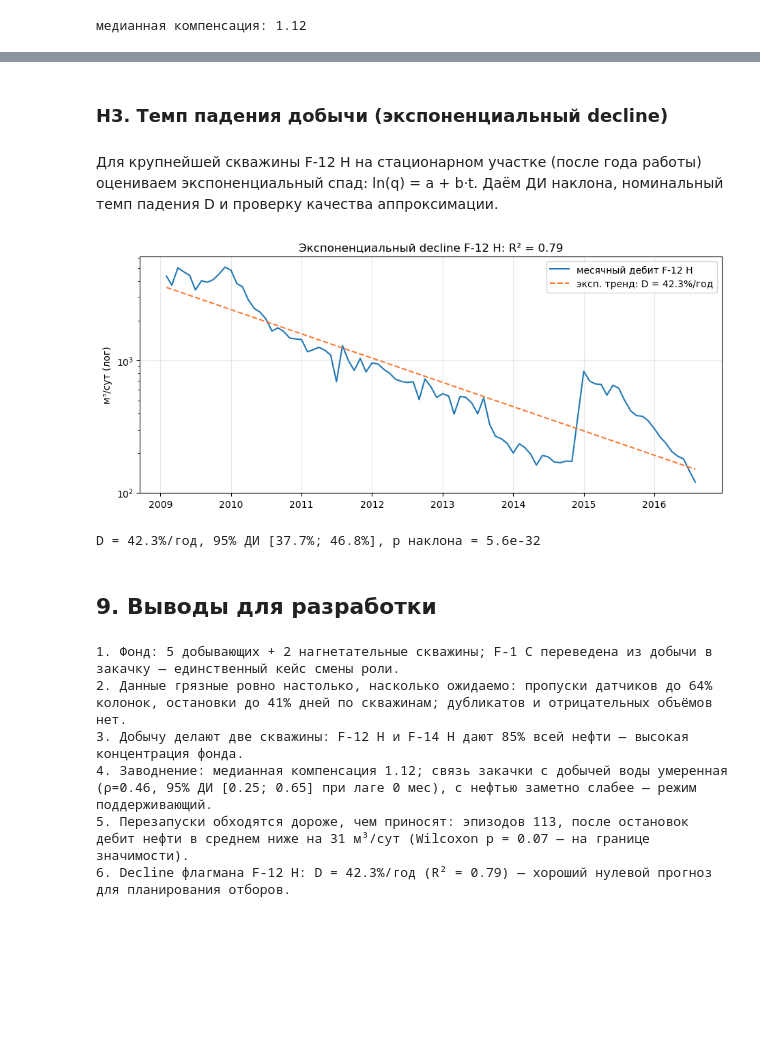
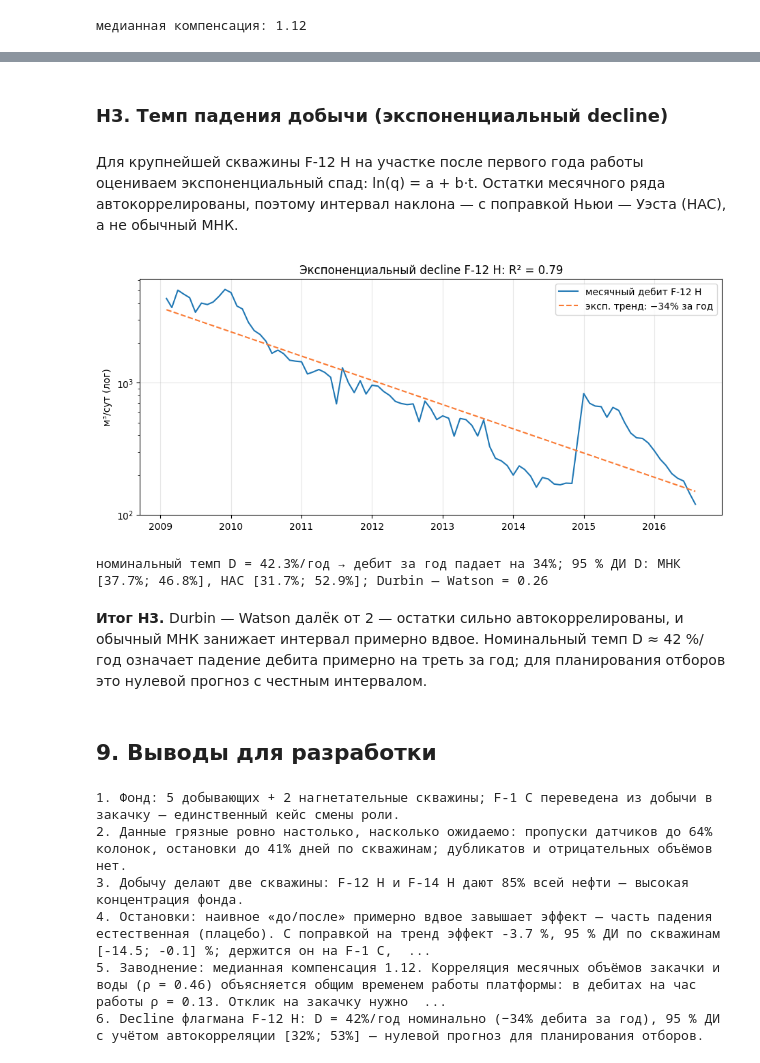
Before and after one commit to Alex91132/volve-eda, a Jupyter notebook: volve_eda.ipynb, the cells around one changed output, grey strips where cells are left out. Saved outputs shown, nothing was run; the diff lists cells and outputs as text; code cells hidden in the pictures; blank space fills up the shorter version.

Commit message:
Проверка гипотез: плацебо и поправка на тренд для остановок, время работы платформы как общая причина, блочный бутстреп, HAC для decline

```diff
--- a/volve_eda.ipynb
+++ b/volve_eda.ipynb
@@ -362,37 +460,50 @@ print(f"вода, лаг {best['лаг, мес']:.0f} мес: ρ={best['Spearman
 # %% [markdown]
 ### H3. Темп падения добычи (экспоненциальный decline)
 #
-Для крупнейшей скважины F-12 H на стационарном участке (после года работы)
-оцениваем экспоненциальный спад: ln(q) = a + b·t. Даём ДИ наклона,
-номинальный темп падения D и проверку качества аппроксимации.
+Для крупнейшей скважины F-12 H на участке после первого года работы оцениваем
+экспоненциальный спад: ln(q) = a + b·t. Остатки месячного ряда автокоррелированы, поэтому
+интервал наклона — с поправкой Ньюи — Уэста (HAC), а не обычный МНК.
 # %%
+import statsmodels.api as sm
+from statsmodels.stats.stattools import durbin_watson
+
 g12 = (d[(d["WELL"] == "F-12 H") & (d["qliq"] > 0)]
        .set_index("DATEPRD").resample("MS")["BORE_OIL_VOL"].mean())
 g12s = g12[(g12 > 0) & (g12.index >= g12.index[0] + pd.DateOffset(years=1))]
-t = (g12s.index - g12s.index[0]).days / 365.25
-reg = stats.linregress(t, np.log(g12s.values))
-D = -reg.slope
-tcrit = stats.t.ppf(0.975, len(t) - 2)
-lo, hi = -(reg.slope + tcrit * reg.stderr), -(reg.slope - tcrit * reg.stderr)
+t = np.asarray((g12s.index - g12s.index[0]).days / 365.25)
+X = sm.add_constant(t)
+ols = sm.OLS(np.log(g12s.values), X).fit()
+hac = sm.OLS(np.log(g12s.values), X).fit(cov_type="HAC", cov_kwds={"maxlags": 6})
+D = -ols.params[1]
+lo_ols, hi_ols = -ols.conf_int()[1][::-1]
+lo, hi = -hac.conf_int()[1][::-1]
+D_eff = 1 - np.exp(-D)
+dw = durbin_watson(ols.resid)
 fig, ax = plt.subplots()
 ax.plot(g12s.index, g12s.values, label="месячный дебит F-12 H")
-ax.plot(g12s.index, np.exp(reg.intercept + reg.slope * t), "--", color="#fa7a33",
-        label=f"эксп. тренд: D = {D:.1%}/год")
+ax.plot(g12s.index, np.exp(ols.params[0] - D * t), "--", color="#fa7a33",
+        label=f"эксп. тренд: −{D_eff:.0%} за год")
 ax.set_yscale("log")
 ax.set_ylabel("м³/сут (лог)")
-ax.set_title(f"Экспоненциальный decline F-12 H: R² = {reg.rvalue**2:.2f}")
+ax.set_title(f"Экспоненциальный decline F-12 H: R² = {ols.rsquared:.2f}")
 ax.legend()
 plt.show()
-print(f"D = {D:.1%}/год, 95% ДИ [{lo:.1%}; {hi:.1%}], p наклона = {reg.pvalue:.1e}")
+print(f"номинальный темп D = {D:.1%}/год → дебит за год падает на {D_eff:.0%}; "
+      f"95 % ДИ D: МНК [{lo_ols:.1%}; {hi_ols:.1%}], HAC [{lo:.1%}; {hi:.1%}]; "
+      f"Durbin — Watson = {dw:.2f}")
 # %% [output]
-[figure, old version]
+[figure, new version]
-D = 42.3%/год, 95% ДИ [37.7%; 46.8%], p наклона = 5.6e-32
+номинальный темп D = 42.3%/год → дебит за год падает на 34%; 95 % ДИ D: МНК [37.7%; 46.8%], HAC [31.7%; 52.9%]; Durbin — Watson = 0.26
+# %% [markdown]
+**Итог H3.** Durbin — Watson далёк от 2 — остатки сильно автокоррелированы, и обычный МНК
+занижает интервал примерно вдвое. Номинальный темп D ≈ 42 %/год означает падение дебита
+примерно на треть за год; для планирования отборов это нулевой прогноз с честным интервалом.
 # %% [markdown]
 ## 9. Выводы для разработки
 # %%
 conclusions = [
-    f"Фонд: 5 добывающих + 2 нагнетательные скважины; F-1 C переведена из "
-    f"добычи в закачку — единственный кейс смены роли.",
+    "Фонд: 5 добывающих + 2 нагнетательные скважины; F-1 C переведена из "
+    "добычи в закачку — единственный кейс смены роли.",
     f"Данные грязные ровно настолько, насколько ожидаемо: пропуски датчиков "
     f"до {miss.max():.0f}% колонок, остановки до "
     f"{sh['доля, %'].max():.0f}% дней по скважинам; дубликатов и отрицательных "
@@ -400,15 +511,15 @@ conclusions = [
     f"Добычу делают две скважины: F-12 H и F-14 H дают "
     f"{(wells.loc[['F-12 H', 'F-14 H'], 'нефть_млн'].sum() / wells['нефть_млн'].sum()):.0%} "
     f"всей нефти — высокая концентрация фонда.",
-    f"Заводнение: медианная компенсация {vrr.median():.2f}; связь закачки с "
-    f"добычей воды умеренная (ρ={best['Spearman ρ']:.2f}, 95% ДИ "
-    f"[{rho_lo:.2f}; {rho_hi:.2f}] при лаге {best['лаг, мес']:.0f} мес), с нефтью "
-    f"заметно слабее — режим поддерживающий.",
-    f"Перезапуски обходятся дороже, чем приносят: эпизодов {len(res)}, после "
-    f"остановок дебит нефти в среднем ниже на {-res['Δ, м³/сут'].median():.0f} м³/сут "
-    f"(Wilcoxon p = {p_h1:.2f} — на границе значимости).",
-    f"Decline флагмана F-12 H: D = {D:.1%}/год (R² = {reg.rvalue**2:.2f}) — "
-    f"хороший нулевой прогноз для планирования отборов.",
+    f"Остановки: наивное «до/после» примерно вдвое завышает эффект — часть падения естественная "
+    f"(плацебо). С поправкой на тренд эффект {h1_est:+.1f} %, 95 % ДИ по скважинам "
+    f"[{h1_lo:+.1f}; {h1_hi:+.1f}] %; держится он на F-1 C, а у F-12 H и F-14 H (85 % нефти) "
+    f"эффект около нуля. Остановки опасны для слабых скважин на поздней стадии, не для основного фонда.",
+    f"Заводнение: медианная компенсация {vrr.median():.2f}. Корреляция месячных объёмов закачки "
+    f"и воды (ρ = {rho_wat:.2f}) объясняется общим временем работы платформы: в дебитах на час "
+    f"работы ρ = {rho_rate:.2f}. Отклик на закачку нужно искать по парам скважин на суточных данных.",
+    f"Decline флагмана F-12 H: D = {D:.0%}/год номинально (−{D_eff:.0%} дебита за год), "
+    f"95 % ДИ с учётом автокорреляции [{lo:.0%}; {hi:.0%}] — нулевой прогноз для планирования отборов.",
 ]
 for i, c in enumerate(conclusions, 1):
     print(f"{i}. {c}")
@@ -416,6 +527,6 @@ for i, c in enumerate(conclusions, 1):
 1. Фонд: 5 добывающих + 2 нагнетательные скважины; F-1 C переведена из добычи в закачку — единственный кейс смены роли.
 2. Данные грязные ровно настолько, насколько ожидаемо: пропуски датчиков до 64% колонок, остановки до 41% дней по скважинам; дубликатов и отрицательных объёмов нет.
 3. Добычу делают две скважины: F-12 H и F-14 H дают 85% всей нефти — высокая концентрация фонда.
-4. Заводнение: медианная компенсация 1.12; связь закачки с добычей воды умеренная (ρ=0.46, 95% ДИ [0.25; 0.65] при лаге 0 мес), с нефтью заметно слабее — режим поддерживающий.
-5. Перезапуски обходятся дороже, чем приносят: эпизодов 113, после остановок дебит нефти в среднем ниже на 31 м³/сут (Wilcoxon p = 0.07 — на границе значимости).
-6. Decline флагмана F-12 H: D = 42.3%/год (R² = 0.79) — хороший нулевой прогноз для планирования отборов.
+4. Остановки: наивное «до/после» примерно вдвое завышает эффект — часть падения естественная (плацебо). С поправкой на тренд эффект -3.7 %, 95 % ДИ по скважинам [-14.5; -0.1] %; держится он на F-1 C,  ...
+5. Заводнение: медианная компенсация 1.12. Корреляция месячных объёмов закачки и воды (ρ = 0.46) объясняется общим временем работы платформы: в дебитах на час работы ρ = 0.13. Отклик на закачку нужно  ...
+6. Decline флагмана F-12 H: D = 42%/год номинально (−34% дебита за год), 95 % ДИ с учётом автокорреляции [32%; 53%] — нулевой прогноз для планирования отборов.
```
Also changed, not shown: parts of 17 cells of this notebook, 4 other files.
